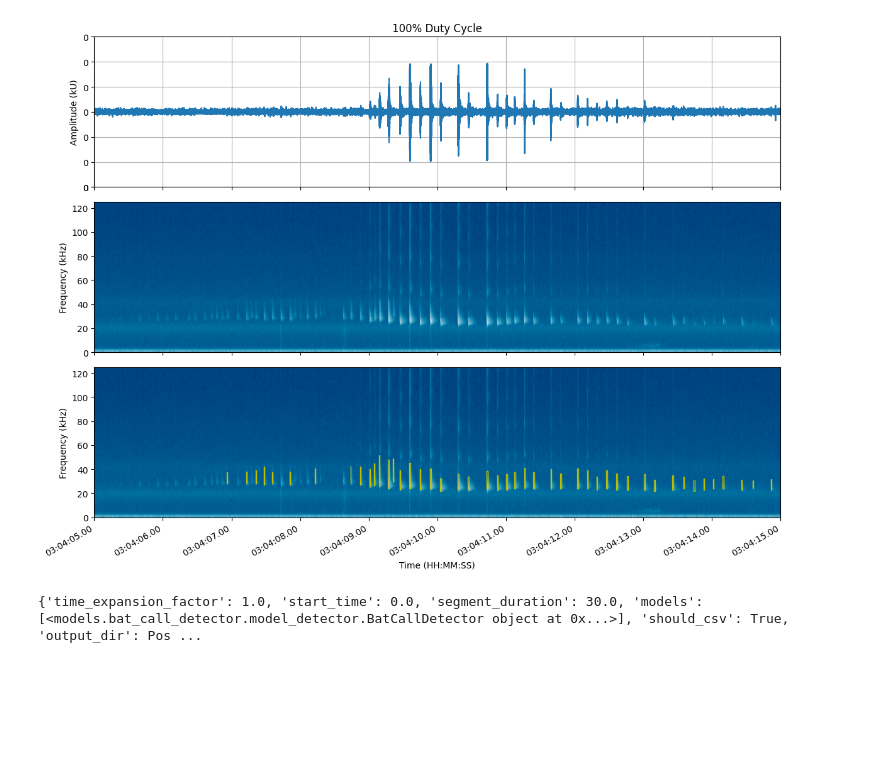
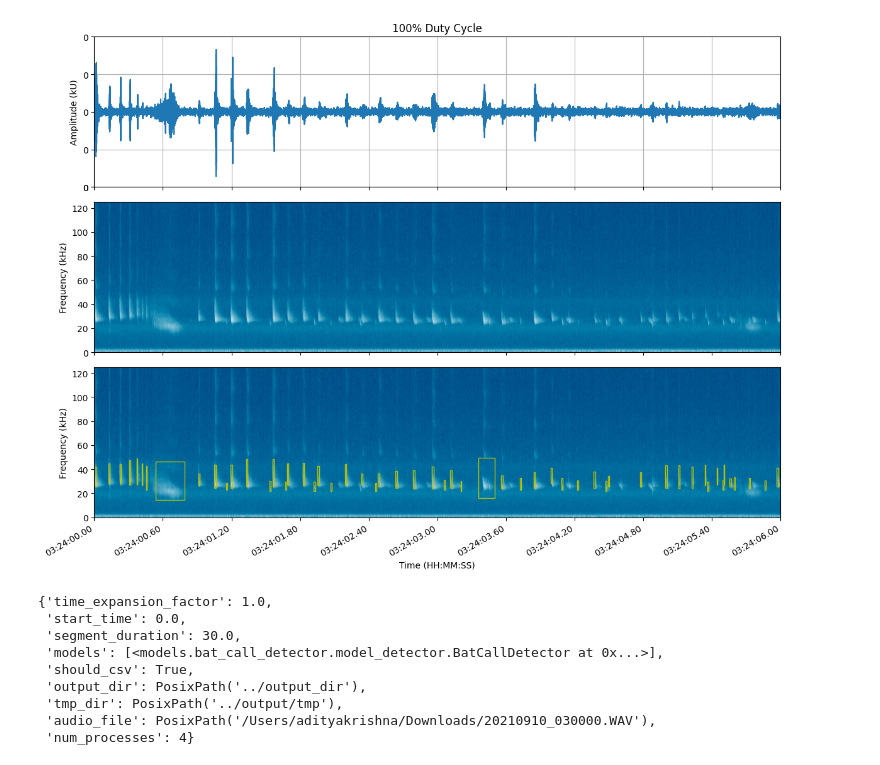
Before and after one commit to ctuguinay/bat-detector-msds, a Jupyter notebook: notebooks/msds_pipeline.ipynb, the cells around one changed output. Cells and saved outputs as stored; diff of their text form; code cells hidden in the pictures; blank space fills up the shorter version.

Commit message:
incorporated subsampling + took apart individual detectors

```diff
--- a/notebooks/msds_pipeline.ipynb
+++ b/notebooks/msds_pipeline.ipynb
@@ -131,24 +150,26 @@ args["input_audio"] = f'{filepath}/{filename}'
 # %%
 track = sf.SoundFile(Path(f'{filepath}/{filename}'))
 
 can_seek = track.seekable() # True
 if not can_seek:
     raise ValueError("Not compatible with seeking")
 
 sr = track.samplerate
-reftimes = np.array([0, 300])
+reftimes = np.array([1440, 1500])
 
 start_frame = sr * reftimes[0]
 frames_to_read = sr * (reftimes[1] - reftimes[0])
 track.seek(start_frame)
 audio_section = track.read(frames_to_read)
+
+times = np.array([0, 6]) # seconds from beginning of audio
+
+plt_msds(filename, audio_section, sr, reftimes, times)
+# %% [output]
+[figure, added]
-# %%
-times = np.array([245, 255]) # seconds from beginning of audio
-
-plt_msds(filename, audio_section, sr, reftimes, times)
-# %% [output]
-[figure, removed]
 # %%
+args = dict()
+args["input_audio"] = f'{filepath}/{filename}'
 args["output_directory"] = f'../output_dir/'
 args["tmp_directory"] = f'../output/tmp'
 args["csv"] = True
@@ -160,8 +181,14 @@ cfg["output_dir"] = Path(args["output_directory"])
 cfg["tmp_dir"] = Path(args["tmp_directory"])
 cfg["audio_file"] = Path(args["input_audio"])
 cfg["num_processes"] = args["num_processes"]
-print(cfg)
-
-_ = pipeline.run(cfg)
+cfg
 # %% [output]
-{'time_expansion_factor': 1.0, 'start_time': 0.0, 'segment_duration': 30.0, 'models': [<models.bat_call_detector.model_detector.BatCallDetector object at 0x...>], 'should_csv': True, 'output_dir': Pos ...
+{'time_expansion_factor': 1.0,
+ 'start_time': 0.0,
+ 'segment_duration': 30.0,
+ 'models': [<models.bat_call_detector.model_detector.BatCallDetector at 0x...>],
+ 'should_csv': True,
+ 'output_dir': PosixPath('../output_dir'),
+ 'tmp_dir': PosixPath('../output/tmp'),
+ 'audio_file': PosixPath('/Users/adityakrishna/Downloads/20210910_030000.WAV'),
+ 'num_processes': 4}
```
Also changed, not shown: parts of 12 cells of this notebook, 6 other files.
